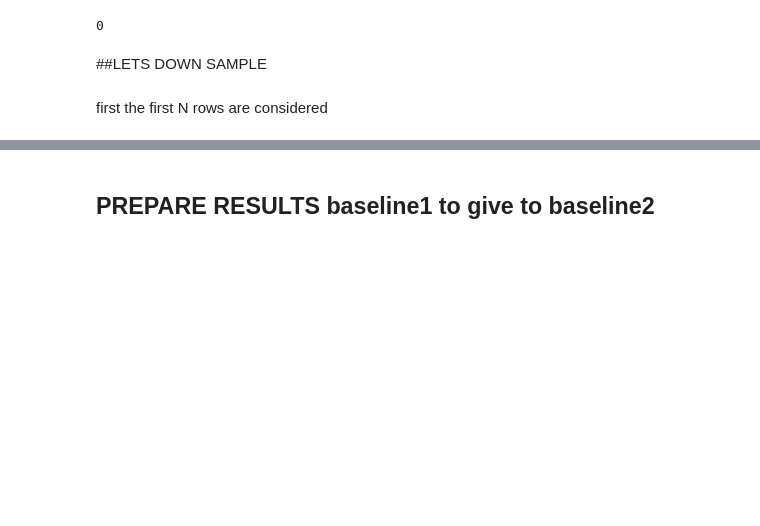
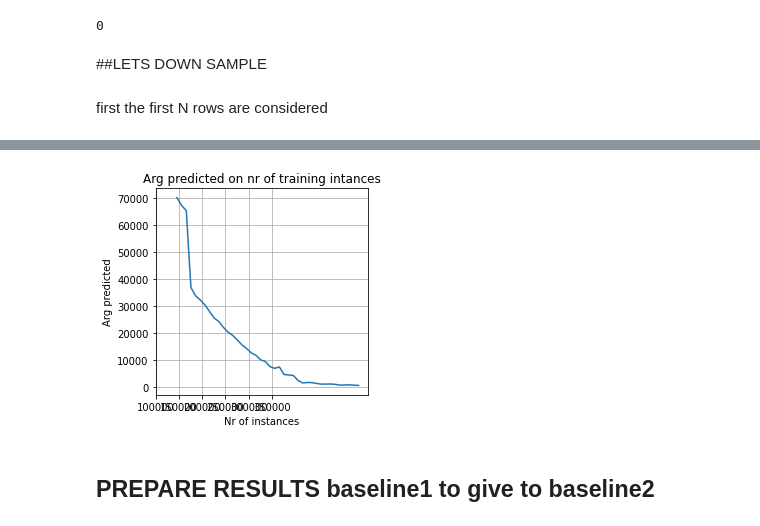
Before and after one commit to hasan-sh/advanced-nlp, a Jupyter notebook: Firstmodel_baseline.ipynb, the cells around one changed output, grey strips where cells are left out. Saved outputs shown, nothing was run; the diff lists cells and outputs as text; code cells hidden in the pictures; blank space fills up the shorter version.

```diff
--- a/Firstmodel_baseline.ipynb
+++ b/Firstmodel_baseline.ipynb
@@ -522,3 +472,16 @@ plt.plot(n_samples,f1_scores)
+# %%
+plt.plot(n_samples,true_predicts)
+plt.xlabel("Nr of instances")
+plt.ylabel("Arg predicted")
+plt.title("Arg predicted on nr of training intances")
+plt.xticks([x for x in range(100000,400000, 50000)])
+plt.rcParams['figure.figsize'] = [3.8,3.8]
+#plt.xlim(0, 100e+4)
+
+# set the grid on
+plt.grid('on')
+# %% [output]
+[figure, added]
 # %% [markdown]
 ## PREPARE RESULTS baseline1  to give to baseline2
 # %%
```
Also changed, not shown: parts of 19 cells of this notebook.
